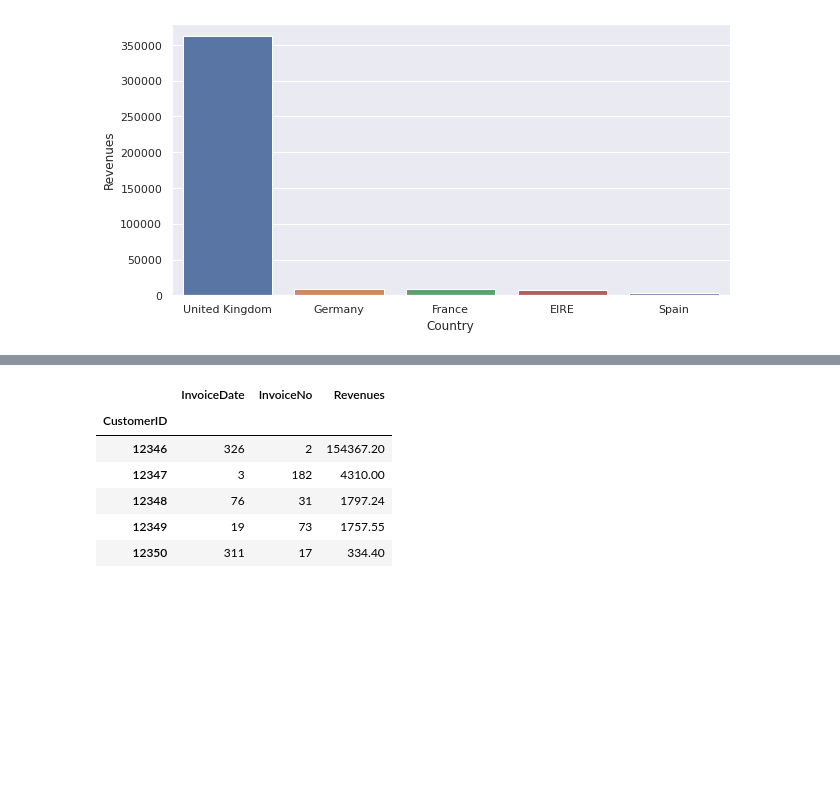
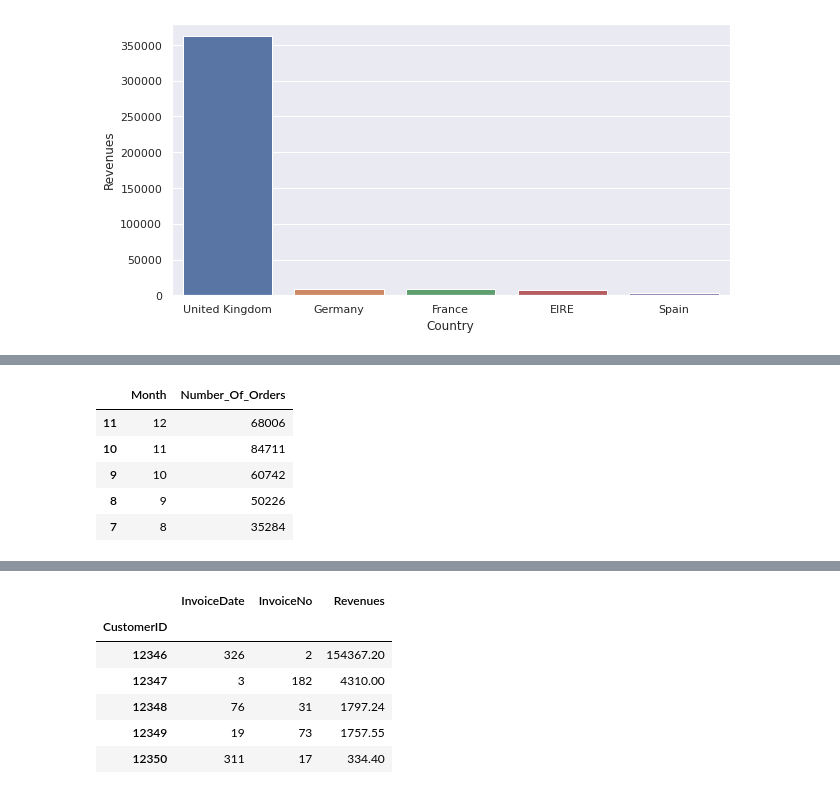
Before and after one commit to Manojgharge07/Capston_Project_1_Propensity_Model_, a Jupyter notebook: Capston_Project_1.ipynb, the cells around one changed output, grey strips where cells are left out. Cells and saved outputs as stored; diff of their text form; code cells hidden in the pictures; blank space fills up the shorter version.

```diff
--- a/Capston_Project_1.ipynb
+++ b/Capston_Project_1.ipynb
@@ -439,0 +501,11 @@ df1.head()
+# %%
+#changing the name of columns
+df1.rename(columns = {'InvoiceDate':'Month' , "InvoiceNo" : "Number_Of_Orders"}, inplace = True)
+df1.head()
+# %% [output]
+|  | Month | Number_Of_Orders |
+| 11 | 12 | 68006 |
+| 10 | 11 | 84711 |
+| 9 | 10 | 60742 |
+| 8 | 9 | 50226 |
+| 7 | 8 | 35284 |
```
Also changed, not shown: parts of 55 cells of this notebook.
